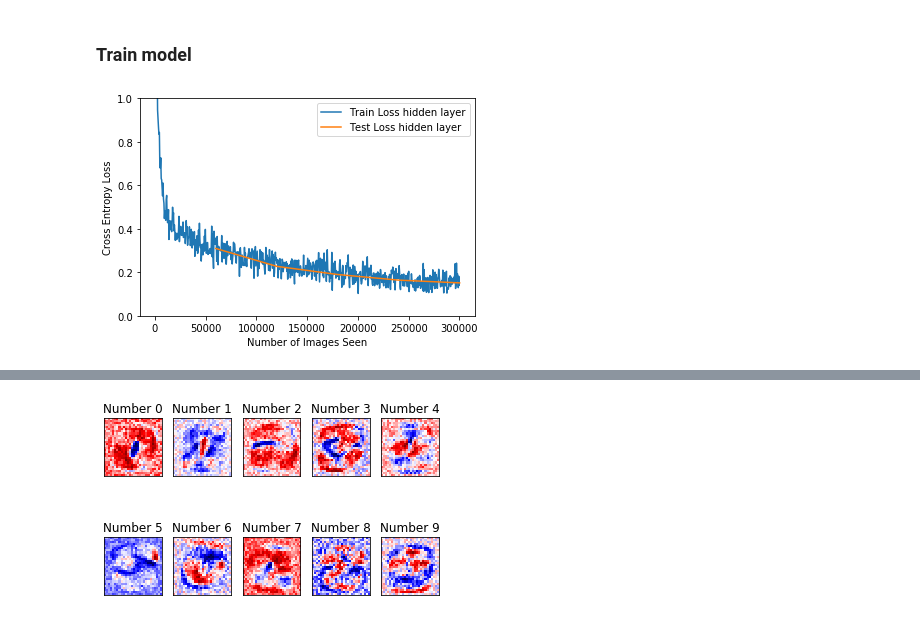
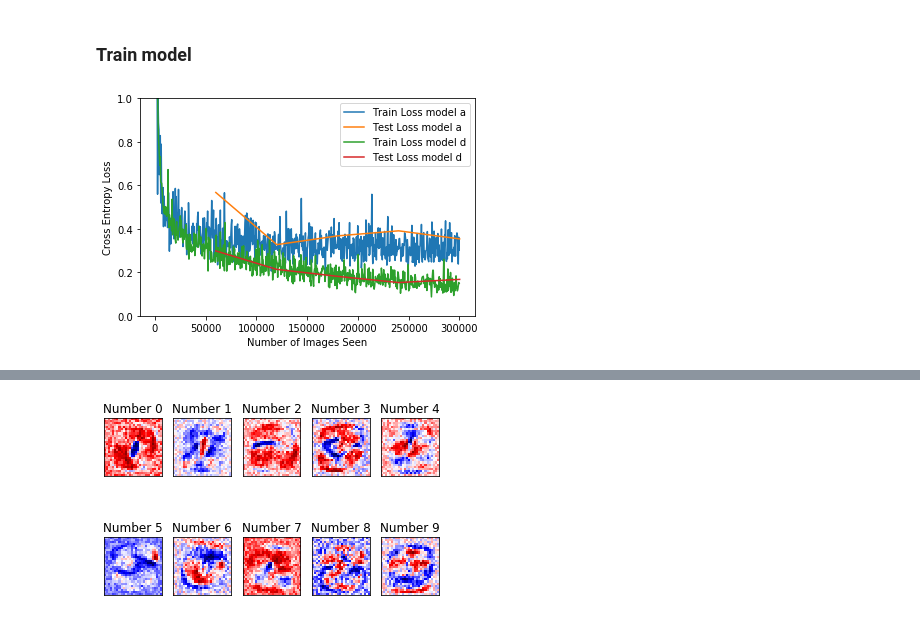
Before and after one commit to Sandbergo/TDT4195, a Jupyter notebook: ip1/Task4.ipynb, the cells around one changed output, grey strips where cells are left out. Drawn from its saved outputs; the diff is of its cells as text; code cells hidden in the pictures.

```diff
--- a/ip1/Task4.ipynb
+++ b/ip1/Task4.ipynb
@@ -47,7 +67,7 @@ num_epochs = 5
 loss_function = torch.nn.CrossEntropyLoss()
 
 # Model definition
-model = FullyConnectedModel()
+model = FullyConnectedModelA()
 
 # Define optimizer (Stochastic Gradient Descent)
 optimizer = torch.optim.SGD(model.parameters(),
@@ -56,5 +76,36 @@ image_transform = torchvision.transforms.Compose([
   torchvision.transforms.ToTensor() , torchvision.transforms.Normalize((0.5,), (0.25,)),
 ])
 dataloader_train, dataloader_val = dataloaders.load_dataset(batch_size, image_transform=image_transform)
+
+trainer = Trainer(
+  model=model,
+  dataloader_train=dataloader_train,
+  dataloader_val=dataloader_val,
+  batch_size=batch_size,
+  loss_function=loss_function,
+  optimizer=optimizer
+)
+train_loss_a_dict, val_loss_a_dict = trainer.train(num_epochs)
+# %%
+# Model definition
+model = FullyConnectedModelD()
+
+# Define optimizer (Stochastic Gradient Descent)
+optimizer = torch.optim.SGD(model.parameters(),
+                            lr=learning_rate)
+image_transform = torchvision.transforms.Compose([
+  torchvision.transforms.ToTensor() , torchvision.transforms.Normalize((0.5,), (0.25,)),
+])
+dataloader_train, dataloader_val = dataloaders.load_dataset(batch_size, image_transform=image_transform)
+
+trainer = Trainer(
+  model=model,
+  dataloader_train=dataloader_train,
+  dataloader_val=dataloader_val,
+  batch_size=batch_size,
+  loss_function=loss_function,
+  optimizer=optimizer
+)
+train_loss_d_dict, val_loss_d_dict = trainer.train(num_epochs)
 # %% [markdown]
 ### Train model
@@ -71,18 +112,20 @@ train_loss_norm_dict, val_loss_norm_dict = trainer.train(num_epochs)
 # %%
 
 # Plot loss
-utils.plot_loss(train_loss_norm_dict, label="Train Loss hidden layer")
-utils.plot_loss(val_loss_norm_dict, label="Test Loss hidden layer")
+utils.plot_loss(train_loss_a_dict, label="Train Loss model a")
+utils.plot_loss(val_loss_a_dict, label="Test Loss model a")
+utils.plot_loss(train_loss_d_dict, label="Train Loss model d")
+utils.plot_loss(val_loss_d_dict, label="Test Loss model d")
 plt.ylim([0, 1])
 plt.legend()
 plt.xlabel("Number of Images Seen")
 plt.ylabel("Cross Entropy Loss")
-plt.savefig("training_loss3.png")
+plt.savefig("training_loss_ad.png")
 
 plt.show()
 torch.save(model.state_dict(), "saved_model.torch")
 final_loss, final_acc = utils.compute_loss_and_accuracy(
     dataloader_val, model, loss_function)
 print(f"Final Test Cross Entropy Loss: {final_loss}. Final Test accuracy: {final_acc}")
 # %% [output]
-[figure, old version]
+[figure, new version]
```
Also changed, not shown: parts of 3 cells of this notebook, 5 other files.
